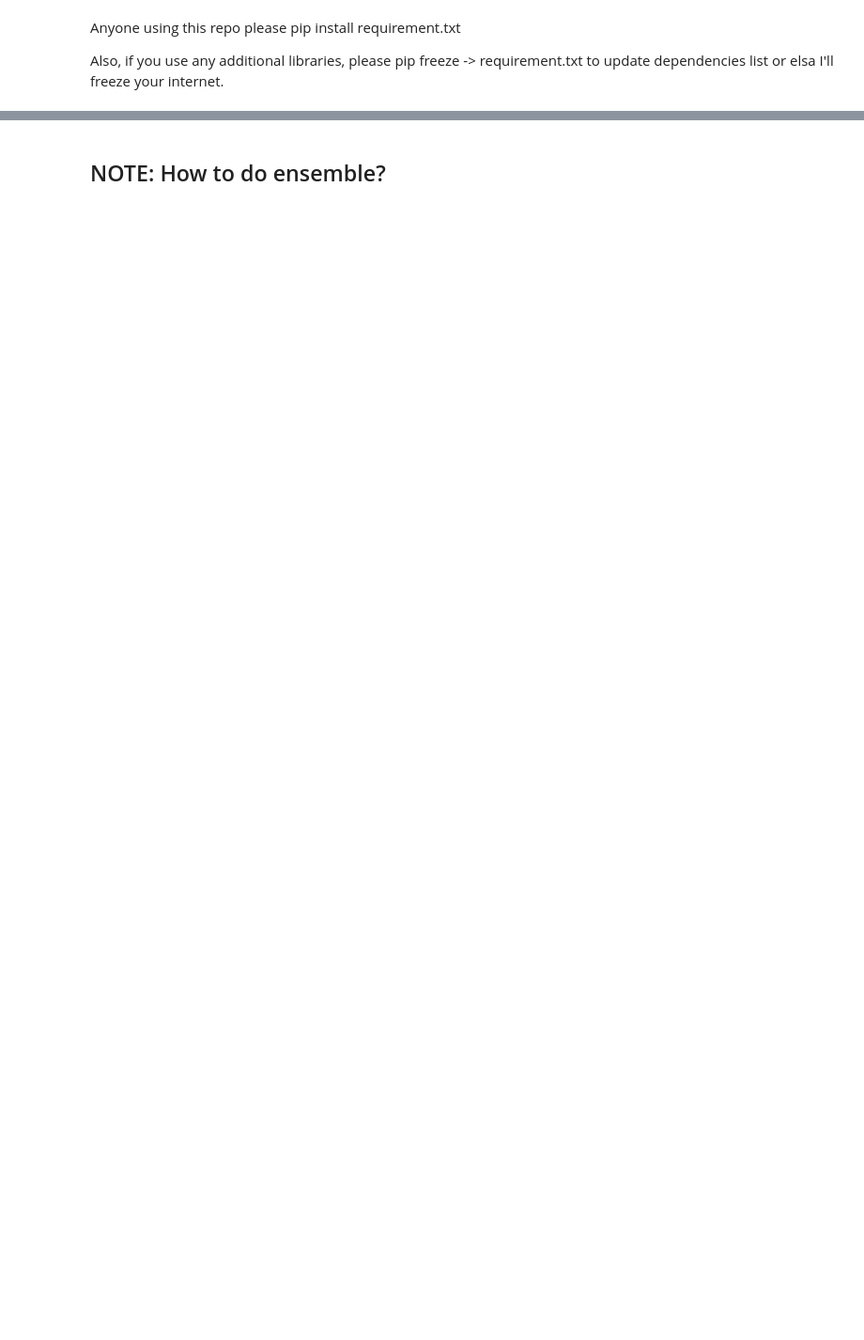
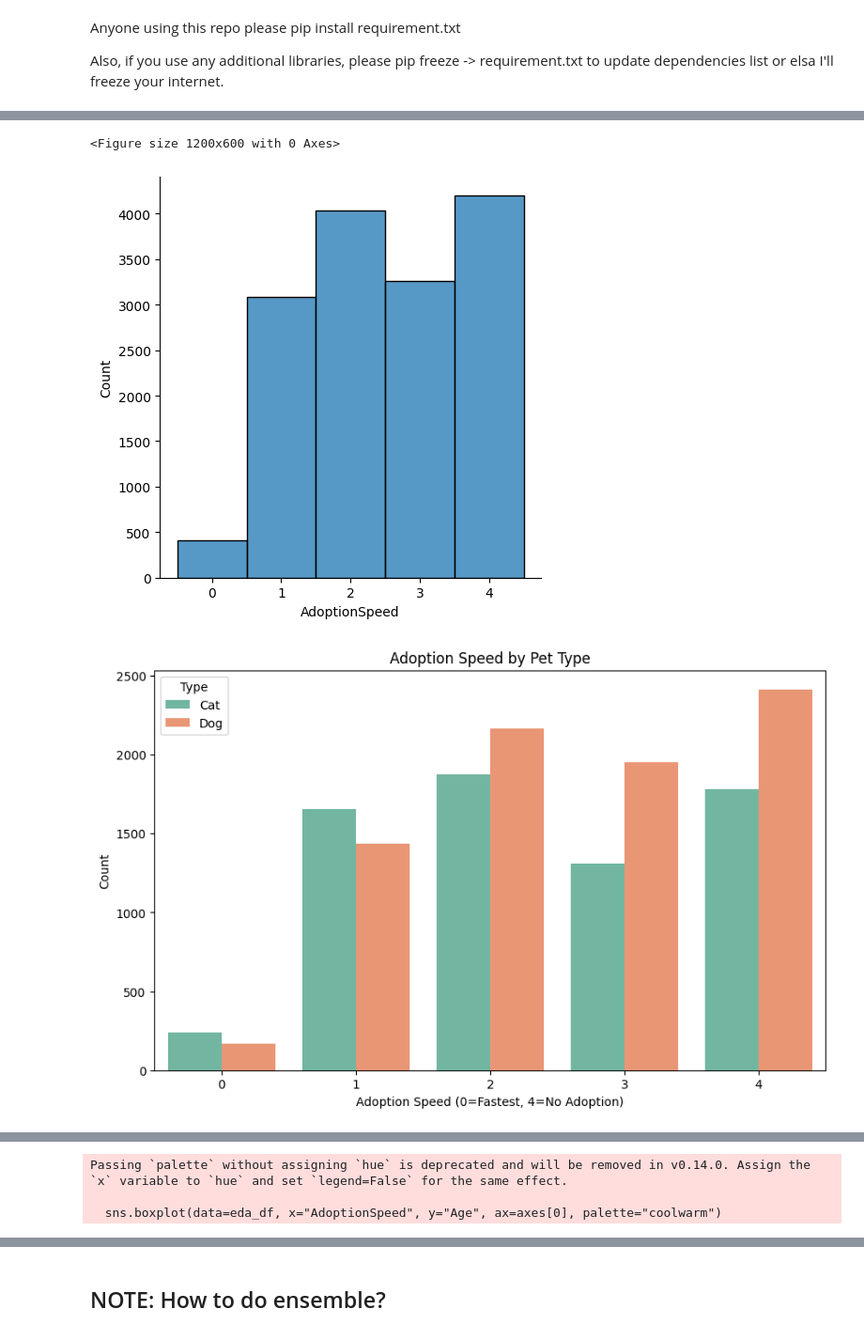
Before and after one commit to Elite1N/AdoptMe, a Jupyter notebook: starter.ipynb, the cells around one changed output, grey strips where cells are left out. Shown at 94% size. Drawn from its saved outputs; the diff is of its cells as text; code cells hidden in the pictures; blank space fills up the shorter version.

```diff
--- a/starter.ipynb
+++ b/starter.ipynb
@@ -49,2 +188,77 @@ if not os.path.exists(local_train_path):
 # %%
 # EDA to see how each factor affect adoption speed
+
+# Distribution of target
+plt.figure(figsize=(12,6))
+sns.displot(data=pet_df, x="AdoptionSpeed", discrete=True)
+plt.show()
+
+# Adoption Speed by Type (Dog vs Cat)
+plt.figure(figsize=(10, 6))
+sns.countplot(data=eda_df, x="AdoptionSpeed", hue="Type_Name", palette="Set2")
+plt.title("Adoption Speed by Pet Type")
+plt.xlabel("Adoption Speed (0=Fastest, 4=No Adoption)")
+plt.ylabel("Count")
+plt.legend(title="Type")
+plt.show()
+
+# Adoption Speed by Gender
+plt.figure(figsize=(10, 6))
+# Gender: 1=Male, 2=Female, 3=Mixed (if applicable)
+sns.countplot(data=eda_df, x="Gender", hue="AdoptionSpeed", palette="pastel")
+plt.title("Adoption Speed by Gender")
+plt.legend(title="Adoption Speed", loc='upper right')
+plt.xlabel("")
+plt.xticks([0, 1, 2], ['Male', 'Female', 'Mixed'])
+plt.show()
+
+# Adoption Speed by Age (Boxplot)
+plt.figure(figsize=(12, 6))
+sns.boxplot(data=eda_df, x="AdoptionSpeed", y="Age", showfliers=False)
+plt.title("Distribution of Age by Adoption Speed (Outliers Removed)")
+plt.show()
+
+# Adoption Speed by State (Top 5)
+plt.figure(figsize=(14, 6))
+top_5_states = eda_df['StateName'].value_counts().head(5).index
+sns.countplot(
+    data=eda_df[eda_df['StateName'].isin(top_5_states)],
+    x="StateName",
+    hue="AdoptionSpeed",
+    order=top_5_states,
+    palette="pastel"
+)
+plt.title("Distribution of Adoption Speed by State (Top 5)")
+plt.show()
+
+avg_speed_by_state = eda_df.groupby('StateName')["AdoptionSpeed"].mean().sort_values()
+sns.barplot(x=avg_speed_by_state.index, y=avg_speed_by_state.values)
+plt.title("Average Adoption Speed by State (Lower is Faster)")
+plt.ylabel("Average Adoption Speed")
+plt.xticks(rotation=45)
+plt.show()
+
+# Purebred vs Mixed -> is there Breed2 listed?
+eda_df["is_purebred"] = (eda_df['Breed2'] == 0) | (eda_df['Breed1'] == eda_df['Breed2'])
+sns.countplot(data=eda_df, x="AdoptionSpeed", hue='is_purebred')
+plt.legend(title="Purebred?")
+plt.show()
+eda_df.groupby('is_purebred')['AdoptionSpeed'].mean()
+
+fig, axes = plt.subplots(1, 2, figsize=(18, 6))
+
+# Age distribution by Adoption Speed
+sns.boxplot(data=eda_df, x="AdoptionSpeed", y="Age", ax=axes[0], palette="coolwarm")
+axes[0].set_title("Age Distribution by Adoption Speed")
+axes[0].set_ylim(0, 50) # Limit to 50 months to ignore outliers for better view
+
+# Maturity Size
+sns.countplot(data=eda_df, x="MaturitySize_Name", hue="AdoptionSpeed", ax=axes[1], palette="viridis")
+axes[1].set_title("Adoption Speed by Maturity Size")
+
+plt.tight_layout()
+plt.show()
+# %% [output]
+<Figure size 1200x600 with 0 Axes>
+[figure, added]
+[figure, added]
@@ -50,0 +270,3 @@ if not os.path.exists(local_train_path):
+Passing `palette` without assigning `hue` is deprecated and will be removed in v0.14.0. Assign the `x` variable to `hue` and set `legend=False` for the same effect.
+
+  sns.boxplot(data=eda_df, x="AdoptionSpeed", y="Age", ax=axes[0], palette="coolwarm")
```
Also changed, not shown: parts of 10 cells of this notebook, 1 other file.
